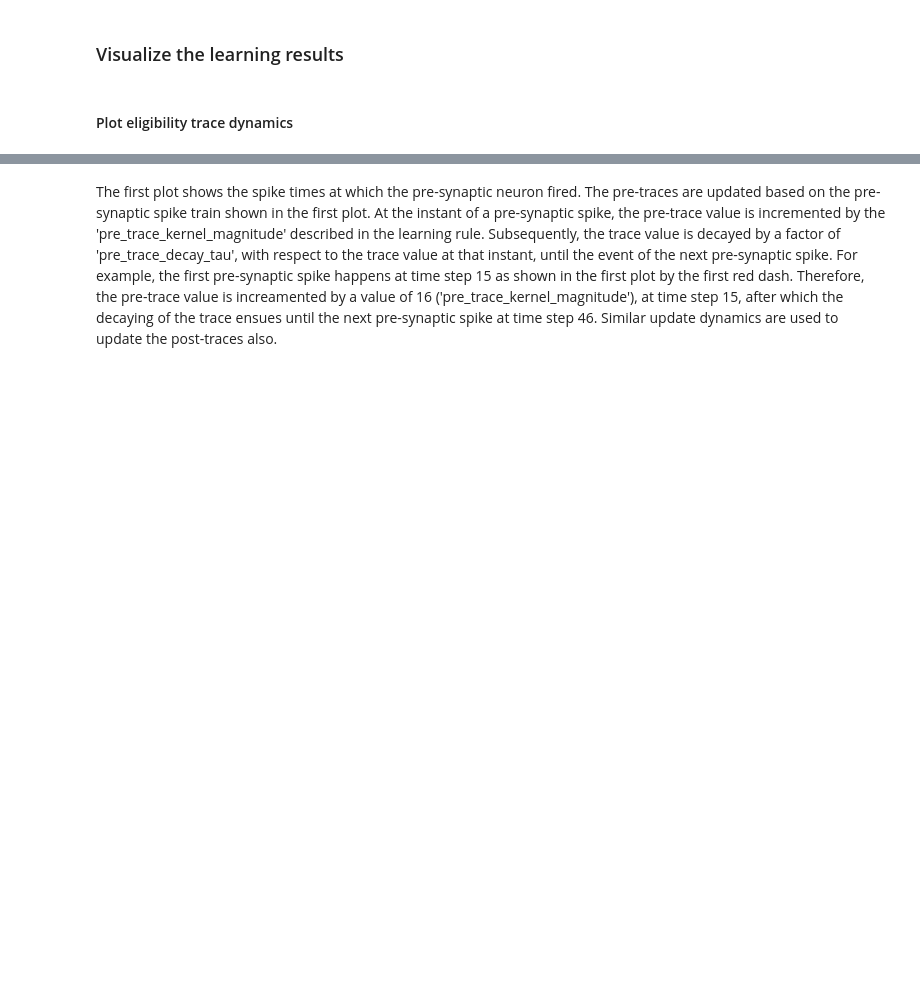
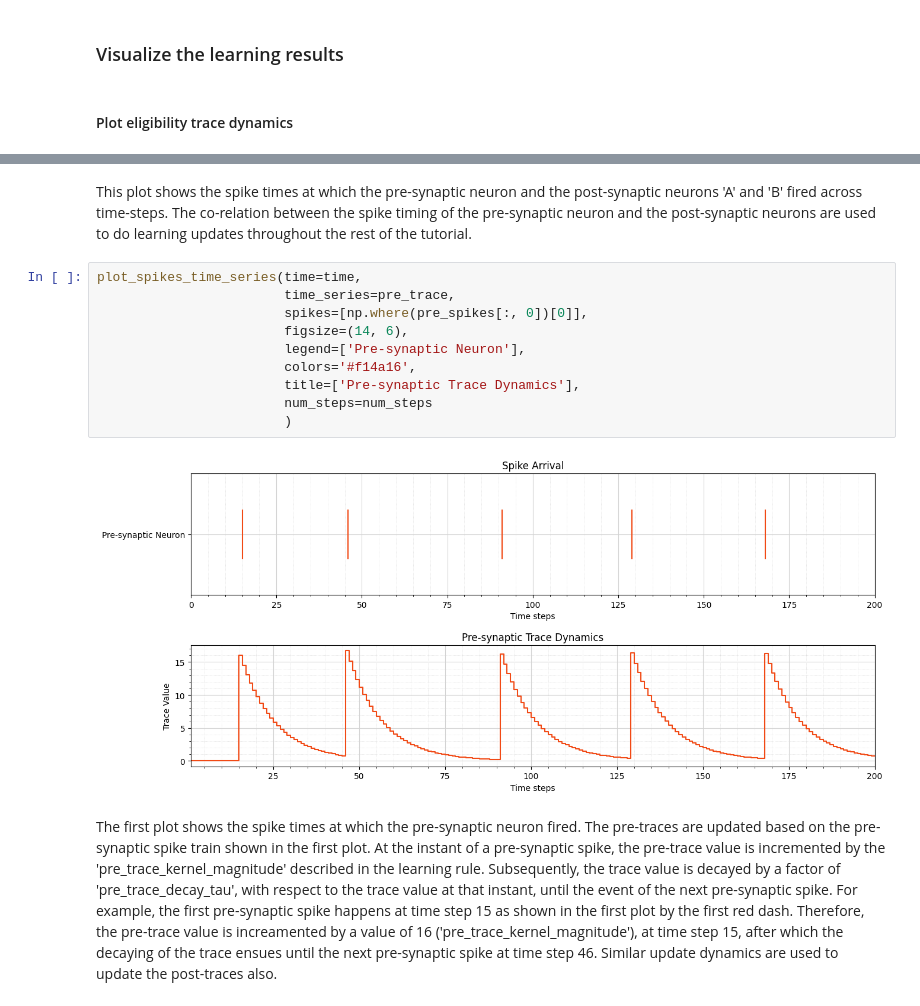
Before and after one commit to lava-nc/lava, a Jupyter notebook: tutorials/in_depth/three_factor_learning/tutorial01_Reward_Modulated_STDP.ipynb, the cells around one changed output, grey strips where cells are left out. Cells and saved outputs as stored; diff of their text form; blank space fills up the shorter version.

```diff
--- a/tutorials/in_depth/three_factor_learning/tutorial01_Reward_Modulated_STDP.ipynb
+++ b/tutorials/in_depth/three_factor_learning/tutorial01_Reward_Modulated_STDP.ipynb
@@ -280,2 +260,16 @@ plot_time_series_subplots(time=time,
+# %% [markdown]
+This plot shows the spike times at which the pre-synaptic neuron and the post-synaptic neurons 'A' and 'B' fired across time-steps. The co-relation between the spike timing of the pre-synaptic neuron and the post-synaptic neurons are used to do learning updates throughout the rest of the tutorial.
+# %%
+plot_spikes_time_series(time=time,
+                        time_series=pre_trace,
+                        spikes=[np.where(pre_spikes[:, 0])[0]],
+                        figsize=(14, 6),
+                        legend=['Pre-synaptic Neuron'],
+                        colors='#f14a16',
+                        title=['Pre-synaptic Trace Dynamics'],
+                        num_steps=num_steps
+                        )
+# %% [output]
+[figure, added]
 # %% [markdown]
 The first plot shows the spike times at which the pre-synaptic neuron fired. The pre-traces are updated based on the pre-synaptic spike train shown in the first plot. At the instant of a pre-synaptic spike, the pre-trace value is incremented by the 'pre_trace_kernel_magnitude' described in the learning rule. Subsequently, the trace value is decayed by a factor of 'pre_trace_decay_tau', with respect to the trace value at that instant, until the event of the next pre-synaptic spike. For example, the first pre-synaptic spike happens at time step 15 as shown in the first plot by the first red dash. Therefore, the pre-trace value is increamented by a value of 16 ('pre_trace_kernel_magnitude'), at time step 15, after which the decaying of the trace ensues until the next pre-synaptic spike at time step 46. Similar update dynamics are used to update the post-traces also.
```
Also changed, not shown: parts of 9 cells of this notebook, 5 other files.
